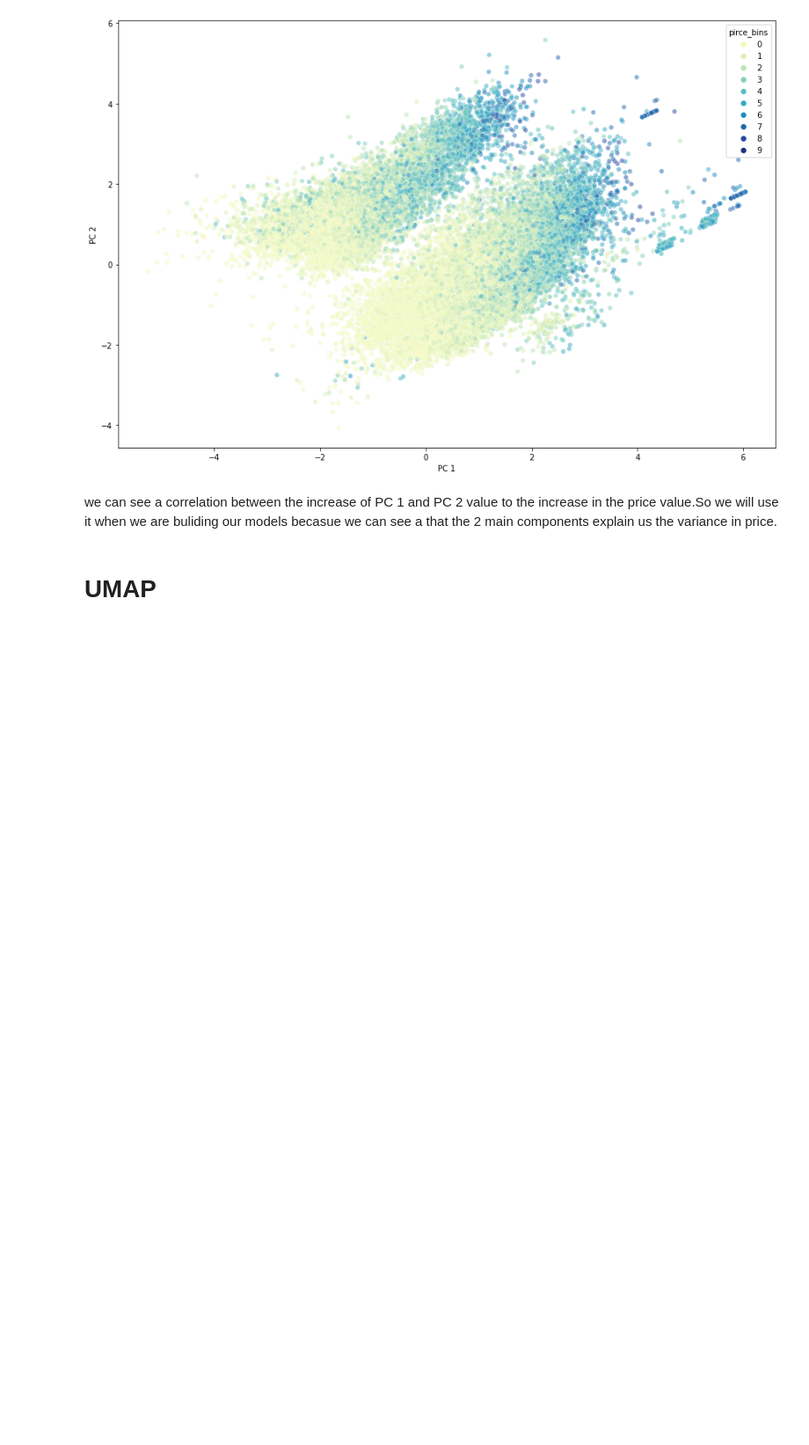
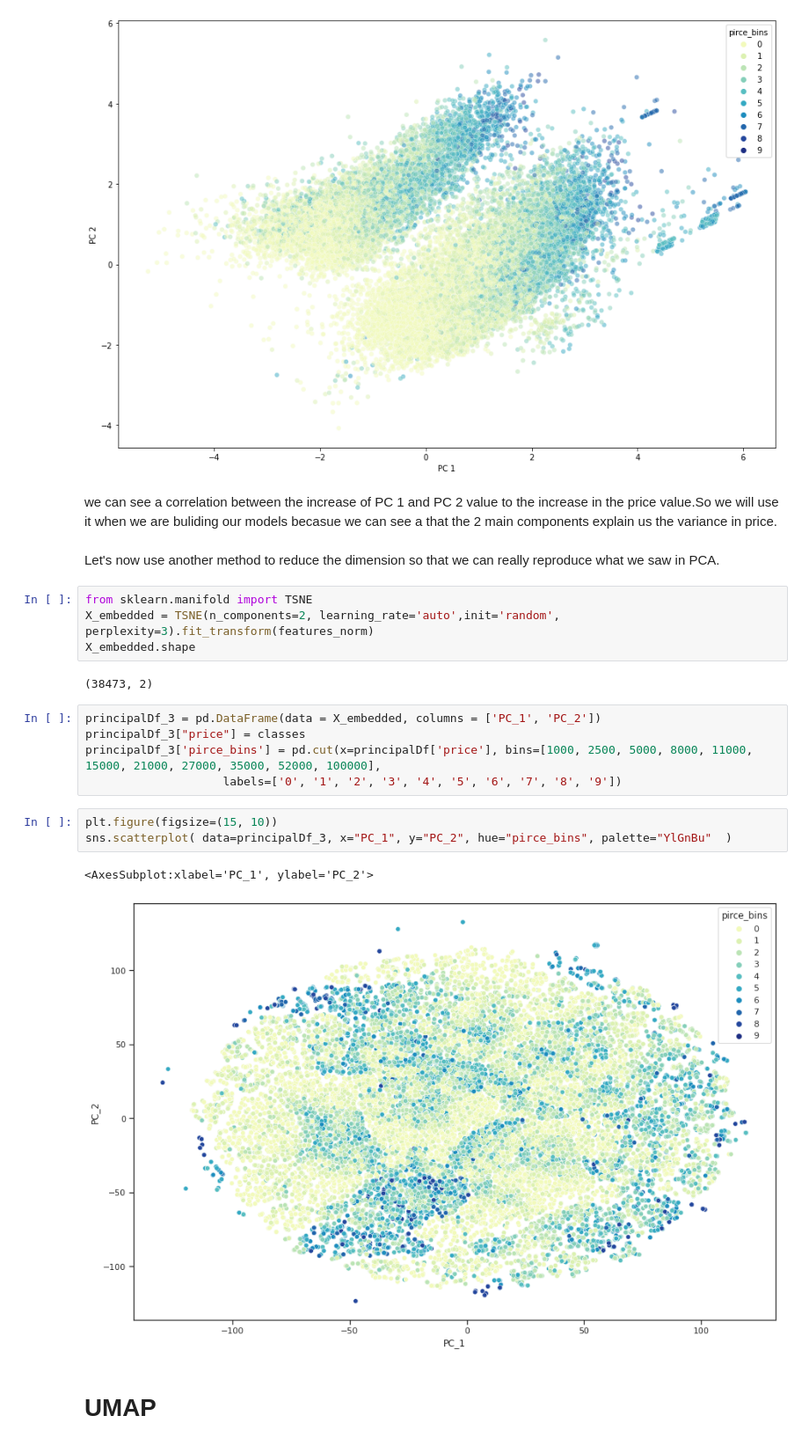
Before and after one commit to GavrielM55555/Data-science-project, a Jupyter notebook: Used_car_price_prediction2.ipynb, the cells around one changed output. Shown at 88% size. Drawn from its saved outputs; the diff is of its cells as text; blank space fills up the shorter version.

```diff
--- a/Used_car_price_prediction2.ipynb
+++ b/Used_car_price_prediction2.ipynb
@@ -655,6 +666,25 @@ sns.scatterplot( data=principalDf, x="PC 1", y="PC 2", hue="pirce_bins", palette
 [figure]
 # %% [markdown]
 we can see a correlation between the increase of PC 1 and PC 2 value to the increase in the price value.So we will use it when we are buliding our models becasue we can see a that the 2 main components explain us the variance in price.
+# %% [markdown]
+Let's now use another method to reduce the dimension so that we can really reproduce what we saw in PCA.
+# %%
+from sklearn.manifold import TSNE
+X_embedded = TSNE(n_components=2, learning_rate='auto',init='random', perplexity=3).fit_transform(features_norm)
+X_embedded.shape
+# %% [output]
+(38473, 2)
+# %%
+principalDf_3 = pd.DataFrame(data = X_embedded, columns = ['PC_1', 'PC_2'])
+principalDf_3["price"] = classes
+principalDf_3['pirce_bins'] = pd.cut(x=principalDf['price'], bins=[1000, 2500, 5000, 8000, 11000, 15000, 21000, 27000, 35000, 52000, 100000],
+                    labels=['0', '1', '2', '3', '4', '5', '6', '7', '8', '9'])
+# %%
+plt.figure(figsize=(15, 10))
+sns.scatterplot( data=principalDf_3, x="PC_1", y="PC_2", hue="pirce_bins", palette="YlGnBu"  )
+# %% [output]
+<AxesSubplot:xlabel='PC_1', ylabel='PC_2'>
+[figure, added]
 # %% [markdown]
 # **UMAP**
 # %%
```
Also changed, not shown: parts of 81 cells of this notebook.
